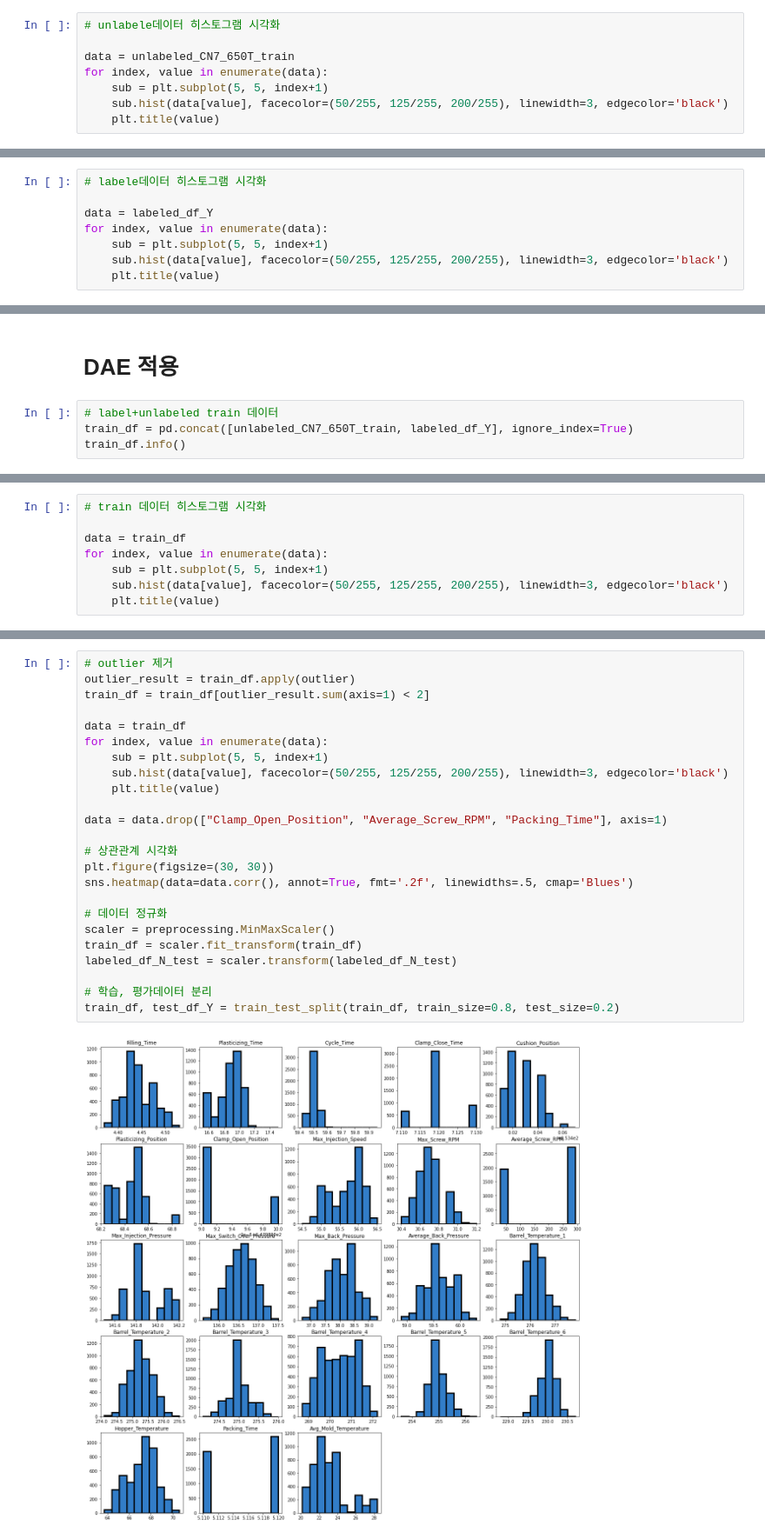
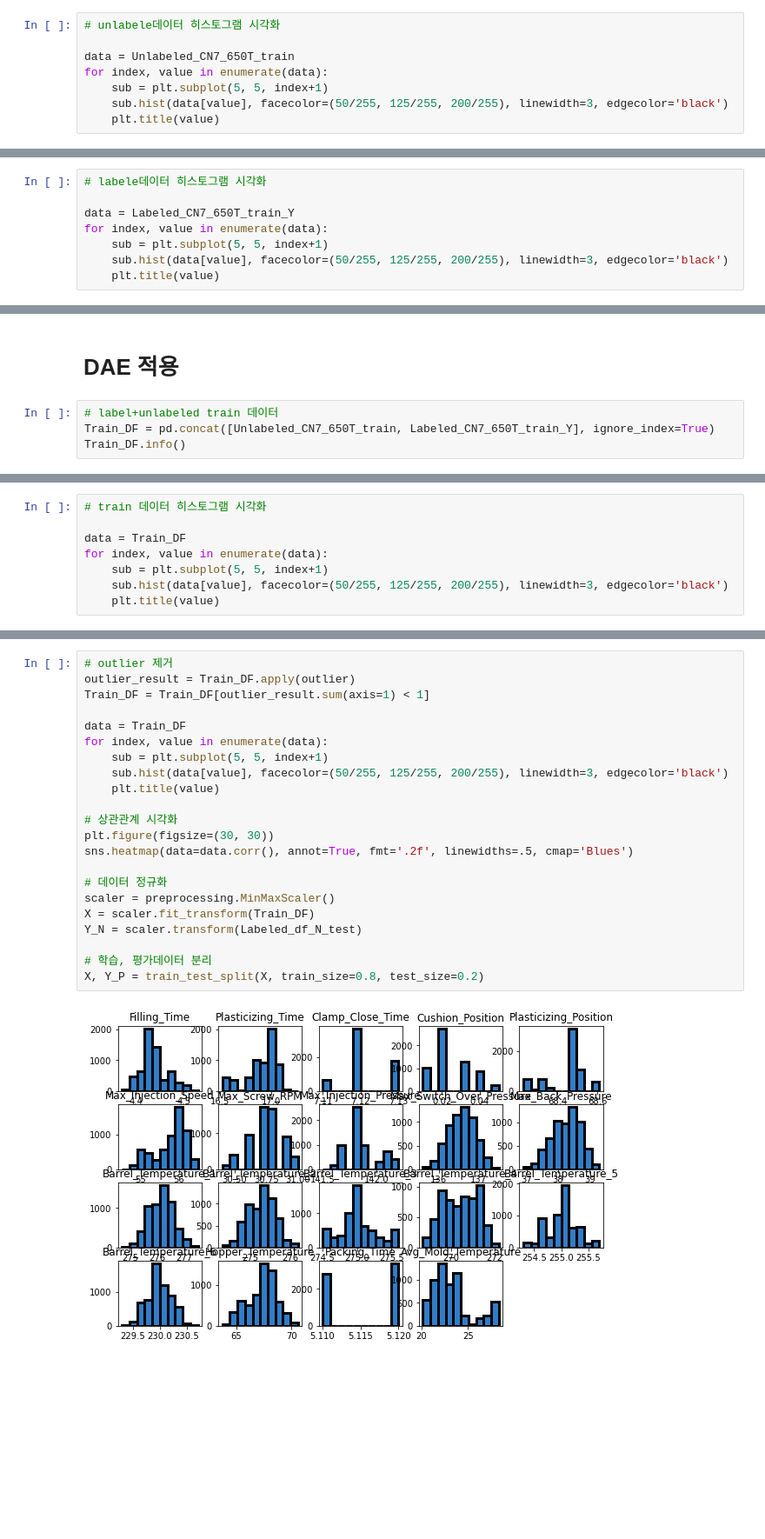
Before and after one commit to JinkyoJB/kamp, a Jupyter notebook: KAMP.ipynb, the cells around one changed output, grey strips where cells are left out. Shown at 87% size. Drawn from its saved outputs; the diff is of its cells as text; blank space fills up the shorter version.

```diff
--- a/KAMP.ipynb
+++ b/KAMP.ipynb
@@ -183,7 +179,7 @@ labeled_df_N_test = labeled_df_N.drop("Reason", axis=1)
 # %%
 # unlabele데이터 히스토그램 시각화
 
-data = unlabeled_CN7_650T_train
+data = Unlabeled_CN7_650T_train
 for index, value in enumerate(data):
     sub = plt.subplot(5, 5, index+1)
     sub.hist(data[value], facecolor=(50/255, 125/255, 200/255), linewidth=3, edgecolor='black')
@@ -193,7 +189,7 @@ for index, value in enumerate(data):
 # %%
 # labele데이터 히스토그램 시각화
 
-data = labeled_df_Y
+data = Labeled_CN7_650T_train_Y
 for index, value in enumerate(data):
     sub = plt.subplot(5, 5, index+1)
     sub.hist(data[value], facecolor=(50/255, 125/255, 200/255), linewidth=3, edgecolor='black')
@@ -204,7 +200,7 @@ for index, value in enumerate(data):
 # DAE 적용
 # %%
 # label+unlabeled train 데이터
-train_df = pd.concat([unlabeled_CN7_650T_train, labeled_df_Y], ignore_index=True)
-train_df.info()
+Train_DF = pd.concat([Unlabeled_CN7_650T_train, Labeled_CN7_650T_train_Y], ignore_index=True)
+Train_DF.info()
 # %% [output]
 <class 'pandas.core.frame.DataFrame'>
@@ -227,7 +223,7 @@ memory usage: 1.1 MB
 # %%
 # train 데이터 히스토그램 시각화
 
-data = train_df
+data = Train_DF
 for index, value in enumerate(data):
     sub = plt.subplot(5, 5, index+1)
     sub.hist(data[value], facecolor=(50/255, 125/255, 200/255), linewidth=3, edgecolor='black')
@@ -237,26 +233,24 @@ for index, value in enumerate(data):
 # %%
 # outlier 제거
-outlier_result = train_df.apply(outlier)
-train_df = train_df[outlier_result.sum(axis=1) < 2]
+outlier_result = Train_DF.apply(outlier)
+Train_DF = Train_DF[outlier_result.sum(axis=1) < 1]
 
-data = train_df
+data = Train_DF
 for index, value in enumerate(data):
     sub = plt.subplot(5, 5, index+1)
     sub.hist(data[value], facecolor=(50/255, 125/255, 200/255), linewidth=3, edgecolor='black')
     plt.title(value)
-
-data = data.drop(["Clamp_Open_Position", "Average_Screw_RPM", "Packing_Time"], axis=1)
 
 # 상관관계 시각화
 plt.figure(figsize=(30, 30))
 sns.heatmap(data=data.corr(), annot=True, fmt='.2f', linewidths=.5, cmap='Blues')
 
 # 데이터 정규화
 scaler = preprocessing.MinMaxScaler()
-train_df = scaler.fit_transform(train_df)
-labeled_df_N_test = scaler.transform(labeled_df_N_test)
+X = scaler.fit_transform(Train_DF)
+Y_N = scaler.transform(Labeled_df_N_test)
 
 # 학습, 평가데이터 분리
-train_df, test_df_Y = train_test_split(train_df, train_size=0.8, test_size=0.2)
+X, Y_P = train_test_split(X, train_size=0.8, test_size=0.2)
 # %% [output]
-[figure, old version]
+[figure, new version]
```
Also changed, not shown: parts of 46 cells of this notebook.
